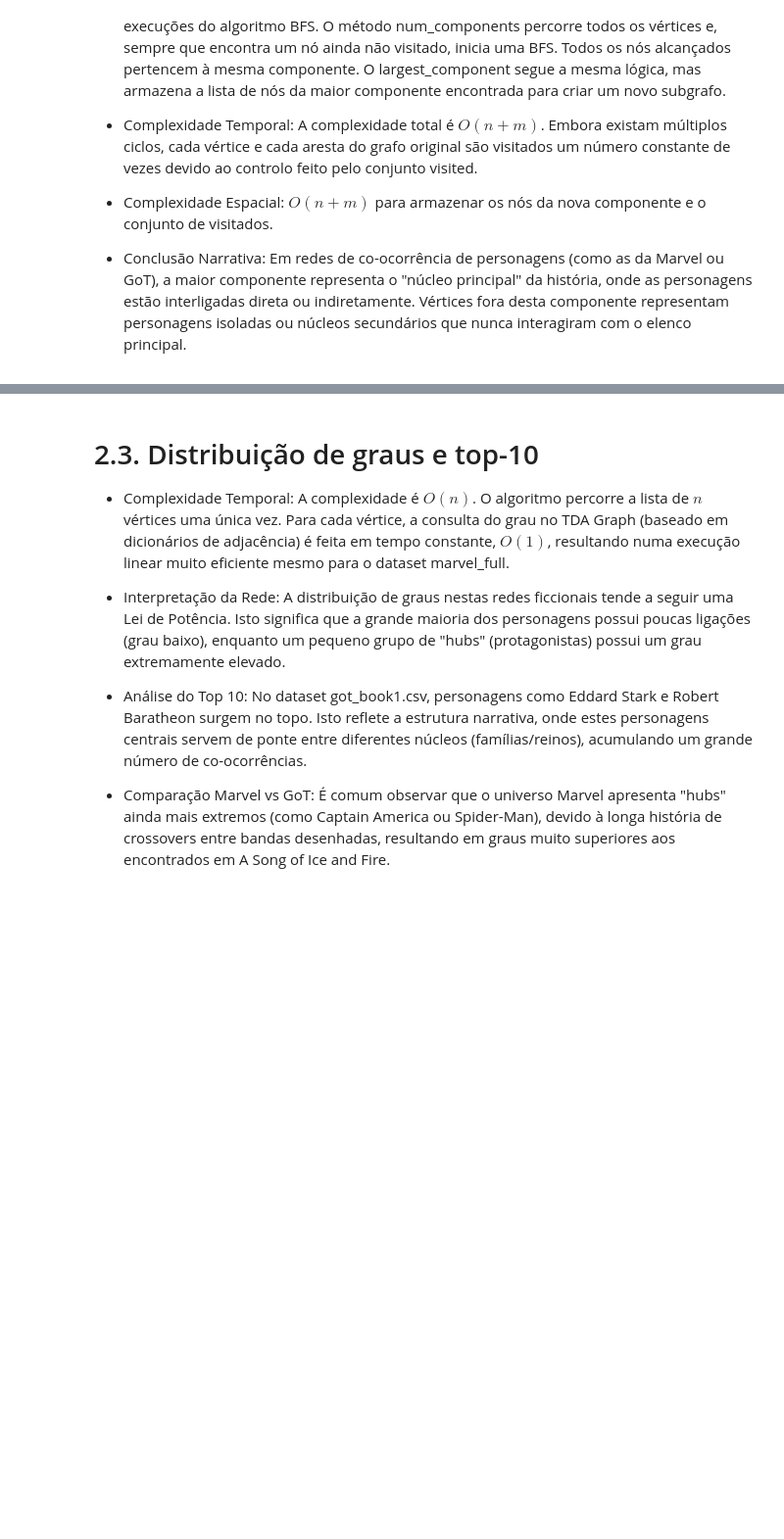
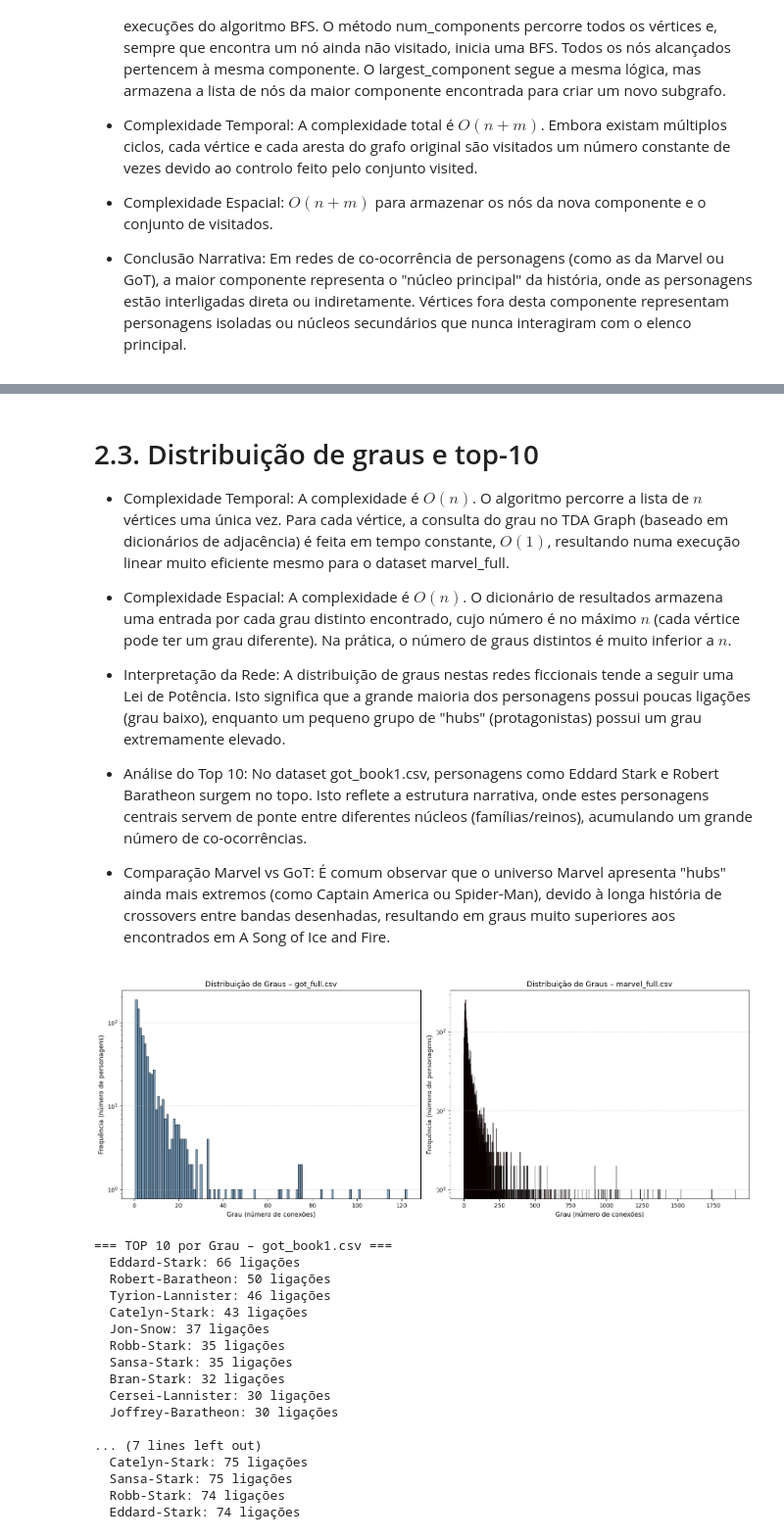
Before and after one commit to franciscoap-silva/mini_trabalho_daa, a Jupyter notebook: mini_trabalho_daa.ipynb, the cells around one changed output, grey strips where cells are left out. Shown at 98% size. Saved outputs shown, nothing was run; the diff lists cells and outputs as text; code cells hidden in the pictures; blank space fills up the shorter version.

```diff
--- a/mini_trabalho_daa.ipynb
+++ b/mini_trabalho_daa.ipynb
@@ -53,7 +53,7 @@ class Vertex:
         return 'v{0}'.format(self._vertex_id)
 
     def __eq__(self, vertex):
-        return isinstance(vertex, Vertex) and self._vertex_id == vertex._vertex_id
+        return self._vertex_id == vertex._vertex_id
 
     def vertex_id(self):
         return self._vertex_id
@@ -196,11 +196,9 @@ class Graph:
             for row in reader:
                 src = row['Source'].strip()
                 tgt = row['Target'].strip()
-                w = float(row.get('weight', 1))
+                w   = float(row.get('weight', 1))
                 g.insert_edge(src, tgt, w)
         return g
-
- class
 # %% [markdown]
 ##1. API CentralityAnalyzer
 # %%
@@ -511,9 +535,66 @@ Esta estrutura é extremamente eficiente para os datasets em estudo (Game of Thr
 # 2.3. Distribuição de graus e top-10
 
 * Complexidade Temporal: A complexidade é $O(n)$. O algoritmo percorre a lista de $n$ vértices uma única vez. Para cada vértice, a consulta do grau no TDA Graph (baseado em dicionários de adjacência) é feita em tempo constante, $O(1)$, resultando numa execução linear muito eficiente mesmo para o dataset marvel_full.
+
+* Complexidade Espacial: A complexidade é $O(n)$. O dicionário de resultados armazena uma entrada por cada grau distinto encontrado, cujo número é no máximo $n$ (cada vértice pode ter um grau diferente). Na prática, o número de graus distintos é muito inferior a $n$.
 
 * Interpretação da Rede: A distribuição de graus nestas redes ficcionais tende a seguir uma Lei de Potência. Isto significa que a grande maioria dos personagens possui poucas ligações (grau baixo), enquanto um pequeno grupo de "hubs" (protagonistas) possui um grau extremamente elevado.
 
 * Análise do Top 10: No dataset got_book1.csv, personagens como Eddard Stark e Robert Baratheon surgem no topo. Isto reflete a estrutura narrativa, onde estes personagens centrais servem de ponte entre diferentes núcleos (famílias/reinos), acumulando um grande número de co-ocorrências.
 
 * Comparação Marvel vs GoT: É comum observar que o universo Marvel apresenta "hubs" ainda mais extremos (como Captain America ou Spider-Man), devido à longa história de crossovers entre bandas desenhadas, resultando em graus muito superiores aos encontrados em A Song of Ice and Fire.
+# %%
+# === Secção 2.3 – Distribuição de Graus e Top-10 ===
+
+# ---- Histogramas: got_full e marvel_full ----
+graph_marvel_full   = Graph.from_csv('marvel_full.csv')
+analyzer_marvel_full = CentralityAnalyzer(graph_marvel_full)
+
+fig, axes = plt.subplots(1, 2, figsize=(16, 6))
+
+for ax, analyzer, label, color in [
+    (axes[0], analyzer_full,       'got_full.csv',    'steelblue'),
+    (axes[1], analyzer_marvel_full,'marvel_full.csv', 'firebrick'),
+]:
+    dist = analyzer.degree_distribution()
+    graus = sorted(dist.keys())
+    freq  = [dist[g] for g in graus]
+    ax.bar(graus, freq, color=color, edgecolor='black', alpha=0.7)
+    ax.set_title(f"Distribuição de Graus – {label}", fontsize=13)
+    ax.set_xlabel("Grau (número de conexões)", fontsize=11)
+    ax.set_ylabel("Frequência (número de personagens)", fontsize=11)
+    ax.set_yscale('log')
+    ax.grid(axis='y', linestyle='--', alpha=0.5)
+
+plt.tight_layout()
+plt.savefig('fig_degree_distribution.png', dpi=100)
+plt.show()
+
+# ---- Top-10 por grau ----
+print("=== TOP 10 por Grau – got_book1.csv ===")
+for nome, deg in analyzer_book1.get_top_10_degree():
+    print(f"  {nome}: {deg} ligações")
+
+print()
+print("=== TOP 10 por Grau – got_full.csv ===")
+for nome, deg in analyzer_full.get_top_10_degree():
+    print(f"  {nome}: {deg} ligações")
+# %% [output]
+[figure, added]
+=== TOP 10 por Grau – got_book1.csv ===
+  Eddard-Stark: 66 ligações
+  Robert-Baratheon: 50 ligações
+  Tyrion-Lannister: 46 ligações
+  Catelyn-Stark: 43 ligações
+  Jon-Snow: 37 ligações
+  Robb-Stark: 35 ligações
+  Sansa-Stark: 35 ligações
+  Bran-Stark: 32 ligações
+  Cersei-Lannister: 30 ligações
+  Joffrey-Baratheon: 30 ligações
+
+... (7 lines left out)
+  Catelyn-Stark: 75 ligações
+  Sansa-Stark: 75 ligações
+  Robb-Stark: 74 ligações
+  Eddard-Stark: 74 ligações
```
Also changed, not shown: parts of 35 cells of this notebook, 5 other files.
